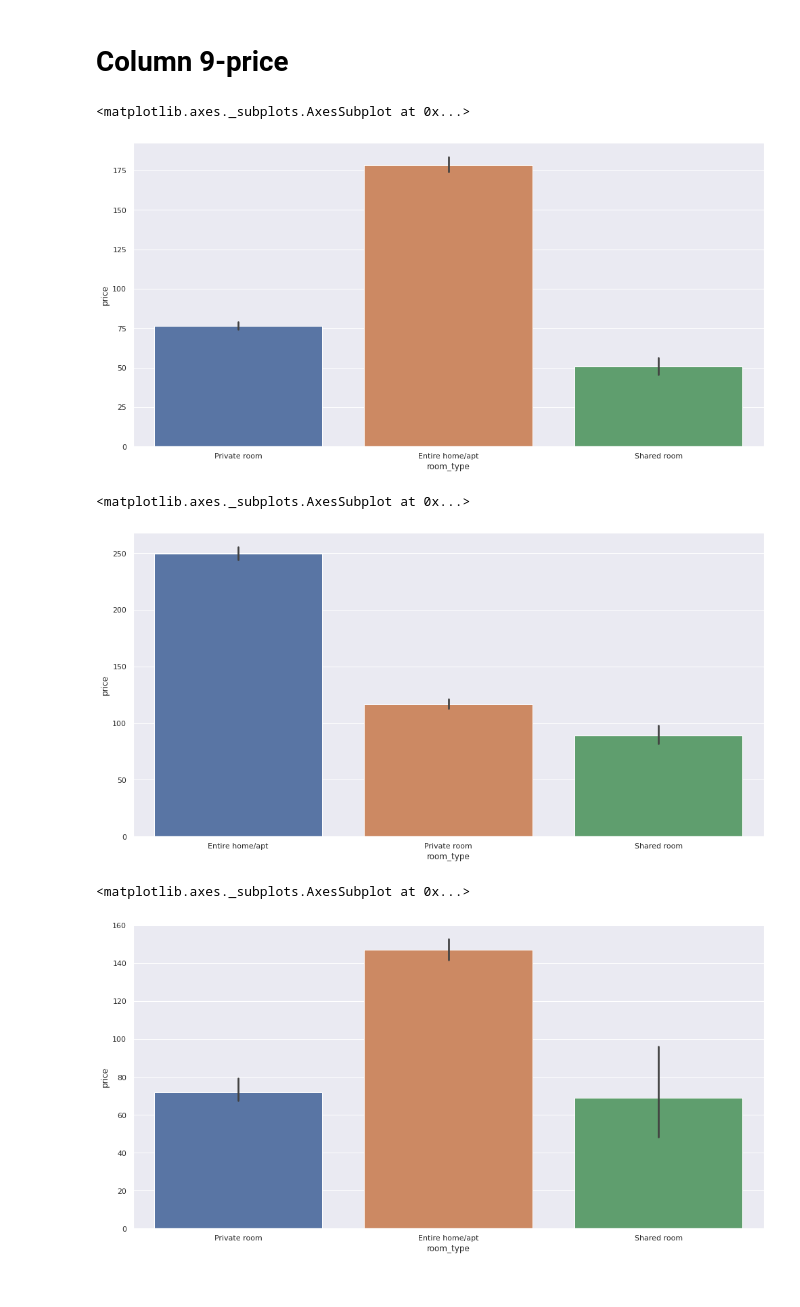
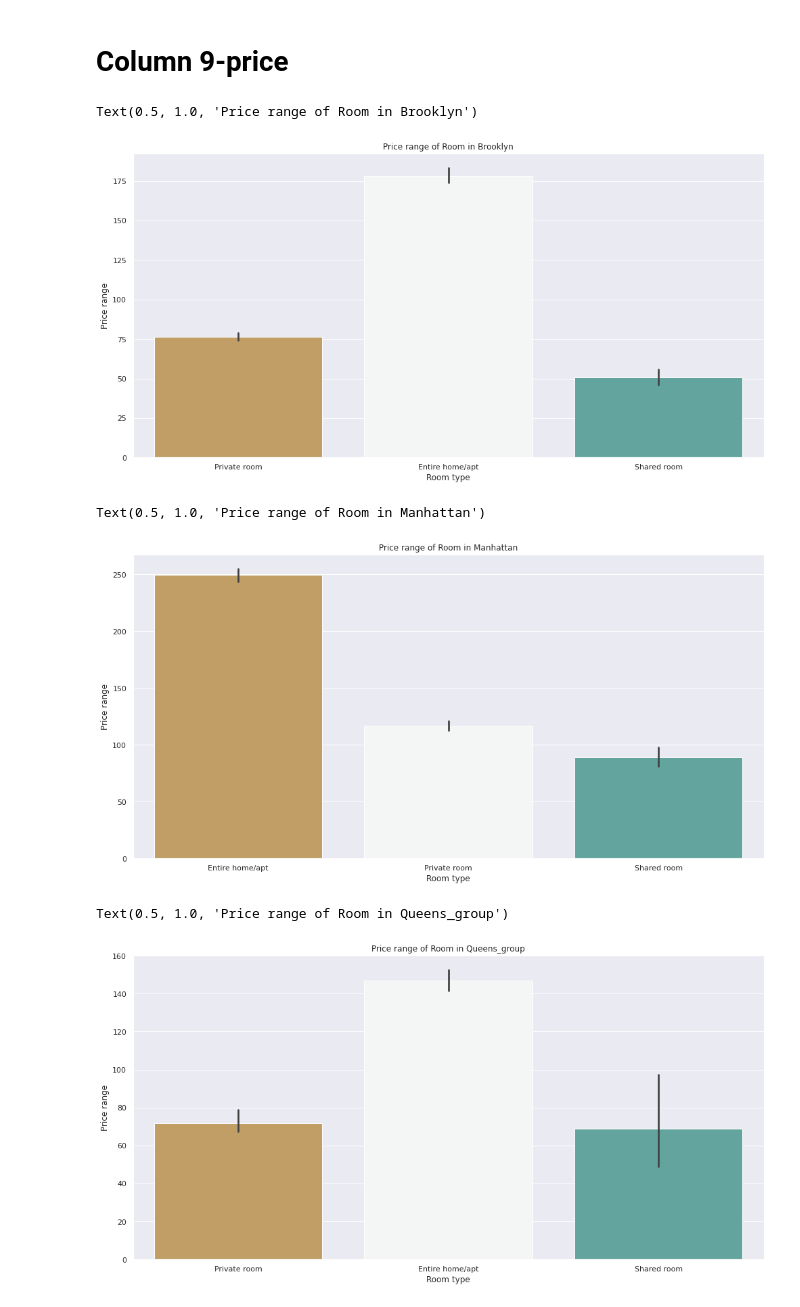
Before and after one commit to wharshal11/AirBnB-Booking-Analysis, a Jupyter notebook: Project_of_Airbnb_Bookings_Analysis_Capstone_Project.ipynb, the cells around one changed output. Drawn from its saved outputs; the diff is of its cells as text; code cells hidden in the pictures.

```diff
--- a/Project_of_Airbnb_Bookings_Analysis_Capstone_Project.ipynb
+++ b/Project_of_Airbnb_Bookings_Analysis_Capstone_Project.ipynb
@@ -276,18 +356,27 @@ In all the 5 neighbourhood group, Shared rooms have very low weighted.
 # %% [markdown]
 # Column 9-**price**
 # %%
-sns.barplot(x='room_type',y='price',data=Brooklyn_group)
+sns.barplot(x='room_type',y='price',data=Brooklyn_group, palette="BrBG")
+plt.xlabel('Room type')
+plt.ylabel('Price range')
+plt.title('Price range of Room in Brooklyn')
 # %% [output]
-<matplotlib.axes._subplots.AxesSubplot at 0x...>
+Text(0.5, 1.0, 'Price range of Room in Brooklyn')
-[figure, old version]
+[figure, new version]
 # %%
-sns.barplot(x='room_type',y='price',data=Manhattan_group)
+sns.barplot(x='room_type',y='price',data=Manhattan_group,palette="BrBG")
+plt.xlabel('Room type')
+plt.ylabel('Price range')
+plt.title('Price range of Room in Manhattan')
 # %% [output]
-<matplotlib.axes._subplots.AxesSubplot at 0x...>
+Text(0.5, 1.0, 'Price range of Room in Manhattan')
-[figure, old version]
+[figure, new version]
 # %%
-sns.barplot(x='room_type',y='price',data=Queens_group)
+sns.barplot(x='room_type',y='price',data=Queens_group,palette="BrBG")
+plt.xlabel('Room type')
+plt.ylabel('Price range')
+plt.title('Price range of Room in Queens_group')
 # %% [output]
-<matplotlib.axes._subplots.AxesSubplot at 0x...>
+Text(0.5, 1.0, 'Price range of Room in Queens_group')
-[figure, old version]
+[figure, new version]
 # %%
```
Also changed, not shown: parts of 26 cells of this notebook.
